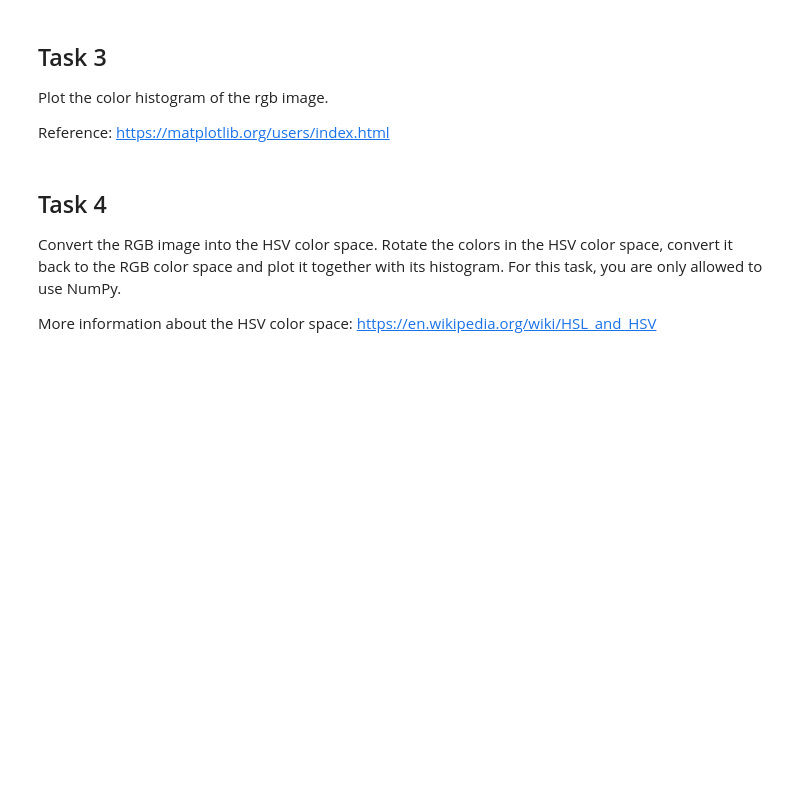
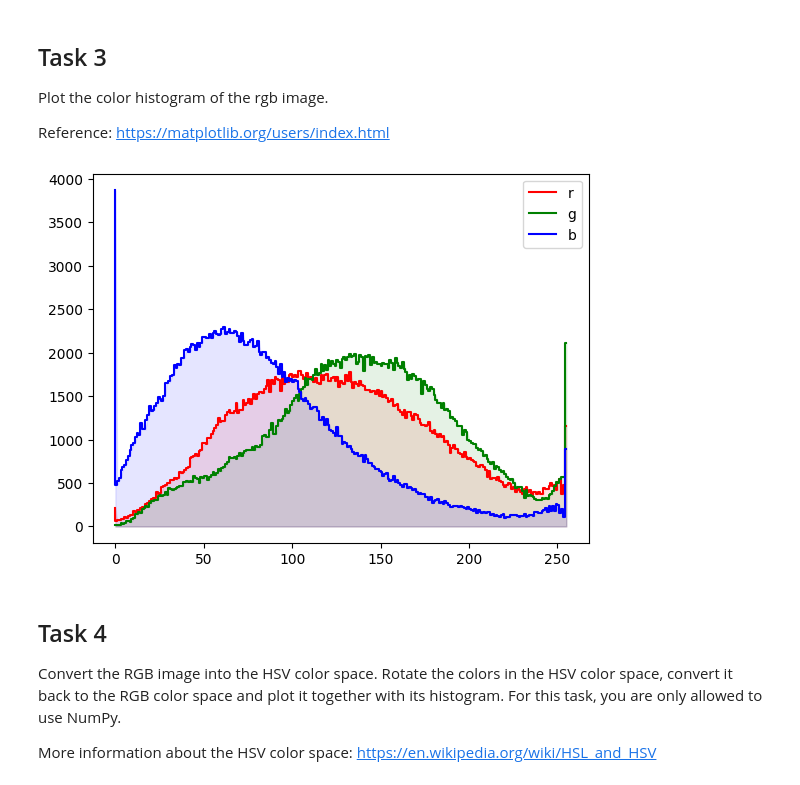
Before and after one commit to vislearn/3dcv-students, a Jupyter notebook: 1.0-tl-scientific-python.ipynb, the cells around one changed output. Drawn from its saved outputs; the diff is of its cells as text; code cells hidden in the pictures; blank space fills up the shorter version.

```diff
--- a/1.0-tl-scientific-python.ipynb
+++ b/1.0-tl-scientific-python.ipynb
@@ -179,16 +179,22 @@ Reference: https://matplotlib.org/users/index.html
 # %%
 def plot_color_histogram(image):
     '''
     Plot the histogram of each color channel into a single plot.
     Take a look at the scikit-image submodule skimage.exposure
 
     image -- RGB image
     '''
     # TODO: implement this function
-
-    pass
+    color = ['r', 'g', 'b']
+    for i, c in enumerate(color):
+        hist, bin = skimage.exposure.histogram(image[:, :, i])
+        plt.step(bin, hist, color=c, label=c)
+        plt.fill_between(bin, hist, color=c, alpha=0.1)
+    plt.legend()
 
 plot_color_histogram(image)
+# %% [output]
+[figure, added]
 # %% [markdown]
 ## Task 4
 
```
